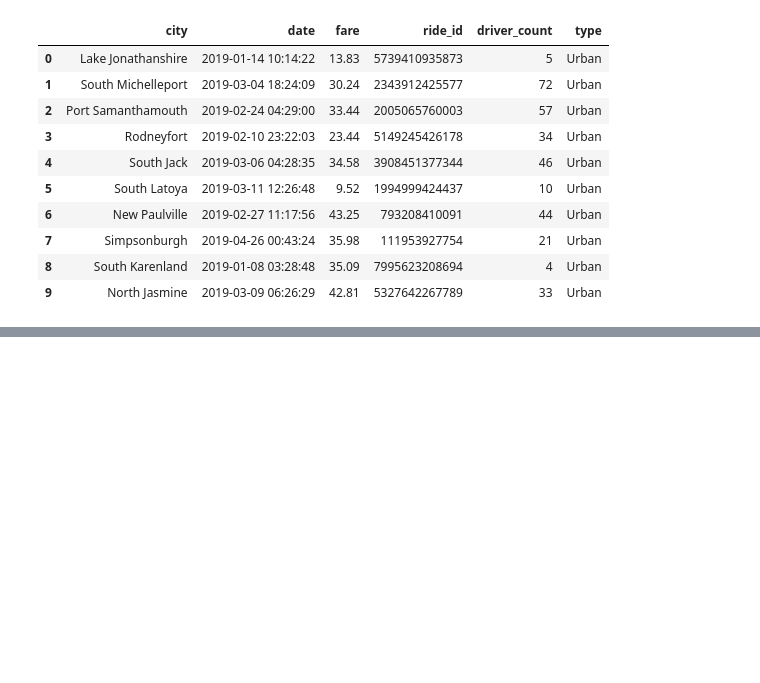
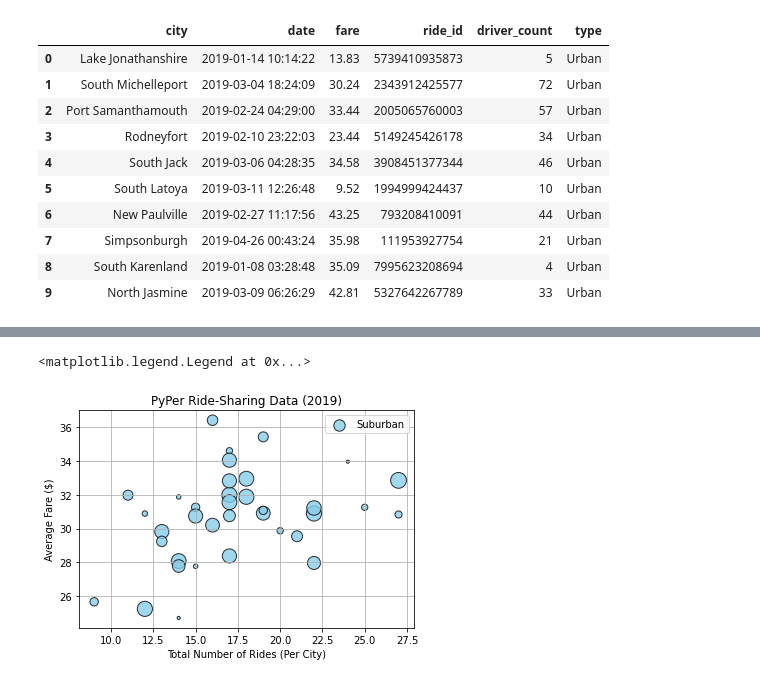
Before and after one commit to jenamis/pyber-analysis, a Jupyter notebook: PyBer.ipynb, the cells around one changed output, grey strips where cells are left out. Drawn from its saved outputs; the diff is of its cells as text; code cells hidden in the pictures; blank space fills up the shorter version.

```diff
--- a/PyBer.ipynb
+++ b/PyBer.ipynb
@@ -144,0 +162,4 @@ pyber_data_df.head(10)
+# %%
+# Get number of rides for suburban cities
+suburban_ride_count = suburban_cities_df.groupby("city")["ride_id"].count()
+suburban_ride_count.head()
@@ -144,0 +198,4 @@ pyber_data_df.head(10)
+# %%
+# Get average fare for suburban cities
+suburban_avg_fare = suburban_cities_df.groupby("city")["fare"].mean()
+suburban_avg_fare.head()
@@ -144,0 +234,4 @@ pyber_data_df.head(10)
+# %%
+# Get average number of drivers for suburban cities
+suburban_avg_drivers = suburban_cities_df.groupby("city")["driver_count"].mean()
+suburban_avg_drivers.head()
@@ -144,0 +279,21 @@ pyber_data_df.head(10)
+# %%
+# Create scatter plot for suburban cities
+plt.scatter(
+    suburban_ride_count,
+    suburban_avg_fare,
+    s = suburban_avg_drivers * 10,
+    c = "skyblue",
+    ec = "black",
+    linewidths = 1,
+    alpha = 0.8,
+    label = "Suburban")
+plt.title("PyPer Ride-Sharing Data (2019)")
+plt.ylabel("Average Fare ($)")
+plt.xlabel("Total Number of Rides (Per City)")
+plt.grid(True)
+
+# Add legend
+plt.legend()
+# %% [output]
+<matplotlib.legend.Legend at 0x...>
+[figure, added]
```
Also changed, not shown: parts of 13 cells of this notebook, 1 other file.
